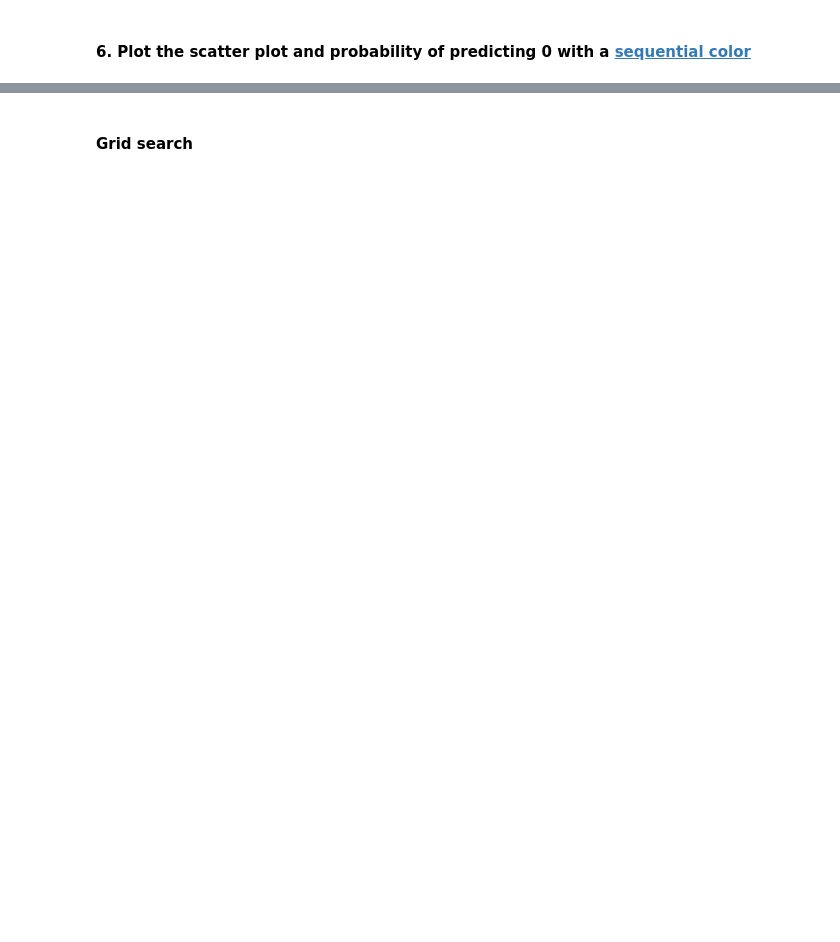
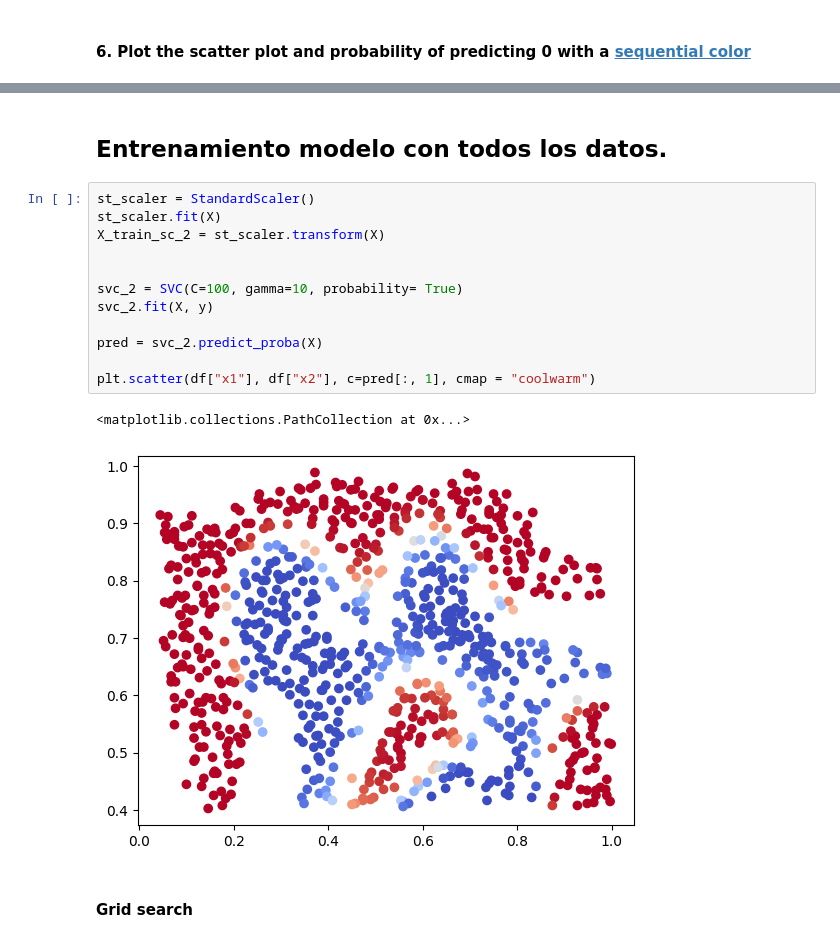
Before and after one commit to diego-dng/0426_DS_VITORIA-GASTEIZ, a Jupyter notebook: 3-Machine_Learning/1-Supervisado/3-RegorClass/8-SVM/ejercicios/Ejercicios_SVM.ipynb, the cells around one changed output, grey strips where cells are left out. Drawn from its saved outputs; the diff is of its cells as text; blank space fills up the shorter version.

```diff
--- a/3-Machine_Learning/1-Supervisado/3-RegorClass/8-SVM/ejercicios/Ejercicios_SVM.ipynb
+++ b/3-Machine_Learning/1-Supervisado/3-RegorClass/8-SVM/ejercicios/Ejercicios_SVM.ipynb
@@ -26,2 +262,19 @@ SVC(C=100, gamma=10, probability=True)
+# %% [markdown]
+## Entrenamiento modelo con todos los datos.
+# %%
+st_scaler = StandardScaler()
+st_scaler.fit(X)
+X_train_sc_2 = st_scaler.transform(X)
+
+
+svc_2 = SVC(C=100, gamma=10, probability= True)
+svc_2.fit(X, y)
+
+pred = svc_2.predict_proba(X)
+
+plt.scatter(df["x1"], df["x2"], c=pred[:, 1], cmap = "coolwarm")
+# %% [output]
+<matplotlib.collections.PathCollection at 0x...>
+[figure, added]
 # %% [markdown]
 #### Grid search
```
Also changed, not shown: parts of 33 cells of this notebook, 6 other files.
